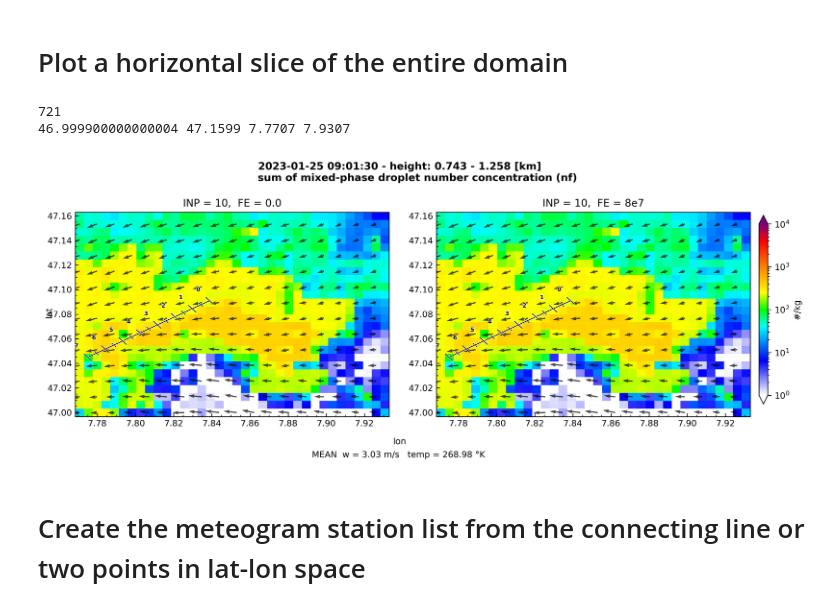
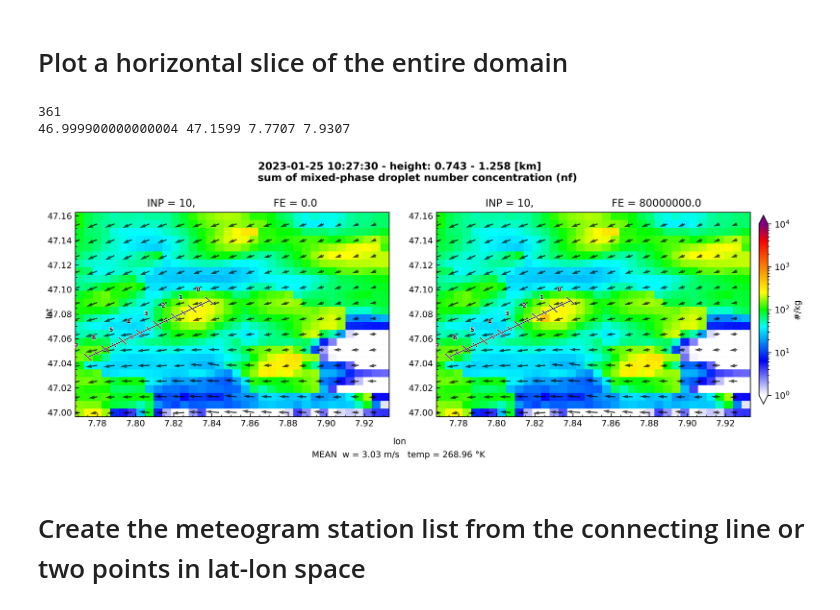
Before and after one commit to KarlJohnsonnn/comso-specs-eriswil, a Jupyter notebook: python/CS-3D-quicklooks-example.ipynb, the cells around one changed output. Saved outputs shown, nothing was run; the diff lists cells and outputs as text; code cells hidden in the pictures.

Commit message:
fixed bug in json file and adjusted access to metadata via python to new json file

```diff
--- a/python/CS-3D-quicklooks-example.ipynb
+++ b/python/CS-3D-quicklooks-example.ipynb
@@ -89,0 +76,6 @@ d
+# %%
+with open(data_path + f'{test_case}.json') as f:
+    metadata = json.load(f)
+
+d3_files = [data_path + metadata[key]['INPUT_ORG_42x32']['sbm_par']['outputname'] + '.nc' for key in metadata.keys()]
+d3_files
@@ -119,7 +103,7 @@ key = next(iter(data))
 print(data[key].time.size)
 
 var_name = 'nf'
-it = 6
+it = 350
 
 
 plot1 = vizz.MultiPanelPlot(
@@ -132,36 +116,36 @@ plot1 = vizz.MultiPanelPlot(
     vmin        = 1.0,
     vmax        = 1.0e4,
     timeframe   = 'single', # 'all', 'single'
     timestep0   = it,
     latlon      = True,
     windvectors = True
     )
 
 
 
 # Define start and end points for the ruler
 lat_start, lon_start = 47.045, 7.775
 lat_end, lon_end = 47.0910, 7.8388
 iha, ihe = 41, 49
 
 plot1.add_ruler(lat_start, lon_start, lat_end, lon_end)
 
 # save all frames to individual pngs
 for i in tqdm(range(it,it+1)):
     #for i in tqdm(range(data[key].time.size)):
 
     tit = f"{data[key].time.values[i]}"
-    dt0 = datetime.datetime.strptime(metadata[key[3:]]["RUNCTL.ydate_ini"], "%Y%m%d%H")
+    dt0 = datetime.datetime.strptime(metadata[key[3:]][f'INPUT_ORG_{plot1.domain}']['runctl']['ydate_ini'], "%Y%m%d%H")
     dti = dt0 + i*datetime.timedelta(seconds=15)
     tit = f'{str(dti)} - height: {plot1.height[ihe]:.3f} - {plot1.height[iha]:.3f} [km]\n\
           sum of {data[next(iter(data))][var_name].attrs["long_name"]} ({var_name})'
 
     plot1.display(timestep=i, title=tit)
     plot1.save_figure(f'/{plots_path}/{str(i).zfill(3)}_nf.png')
 # %% [output]
-721
+361
 46.999900000000004 47.1599 7.7707 7.9307
-[figure, old version]
+[figure, new version]
 # %% [markdown]
 # Create the meteogram station list from the connecting line or two points in lat-lon space
 # %%
```
Also changed, not shown: parts of 6 cells of this notebook, 2 other files.
